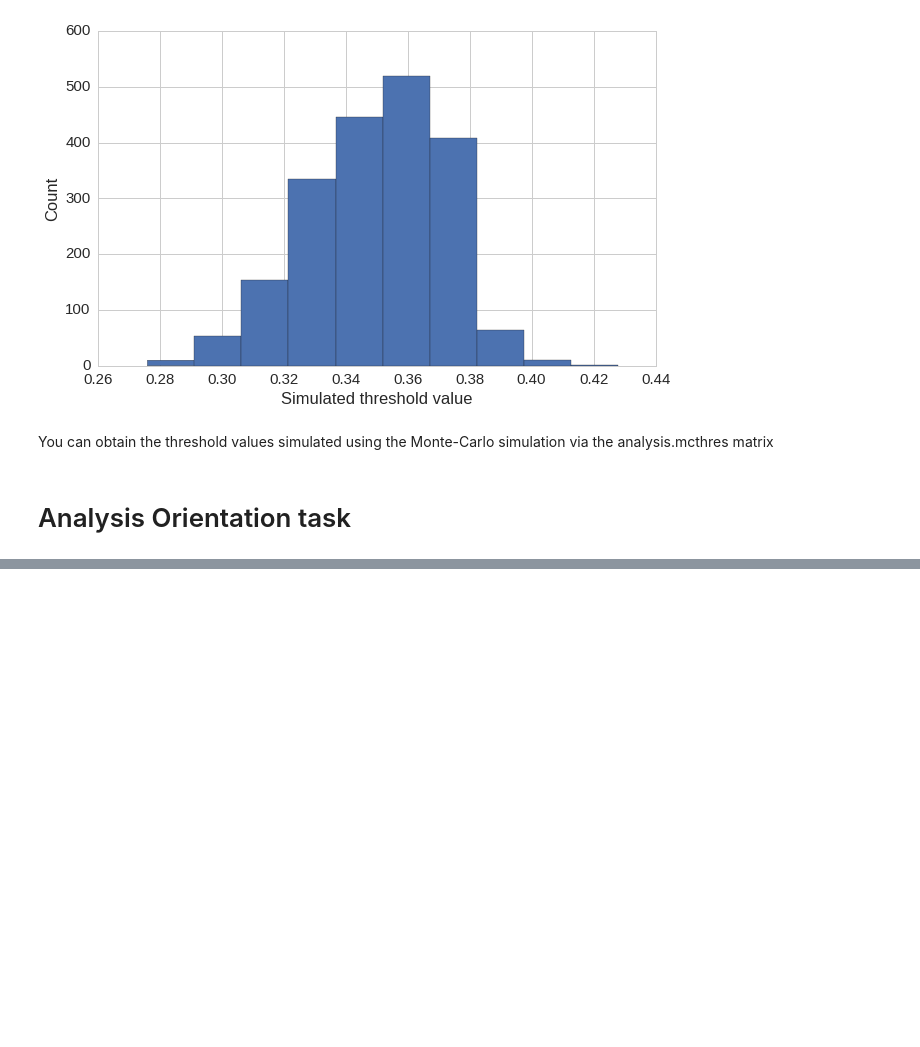
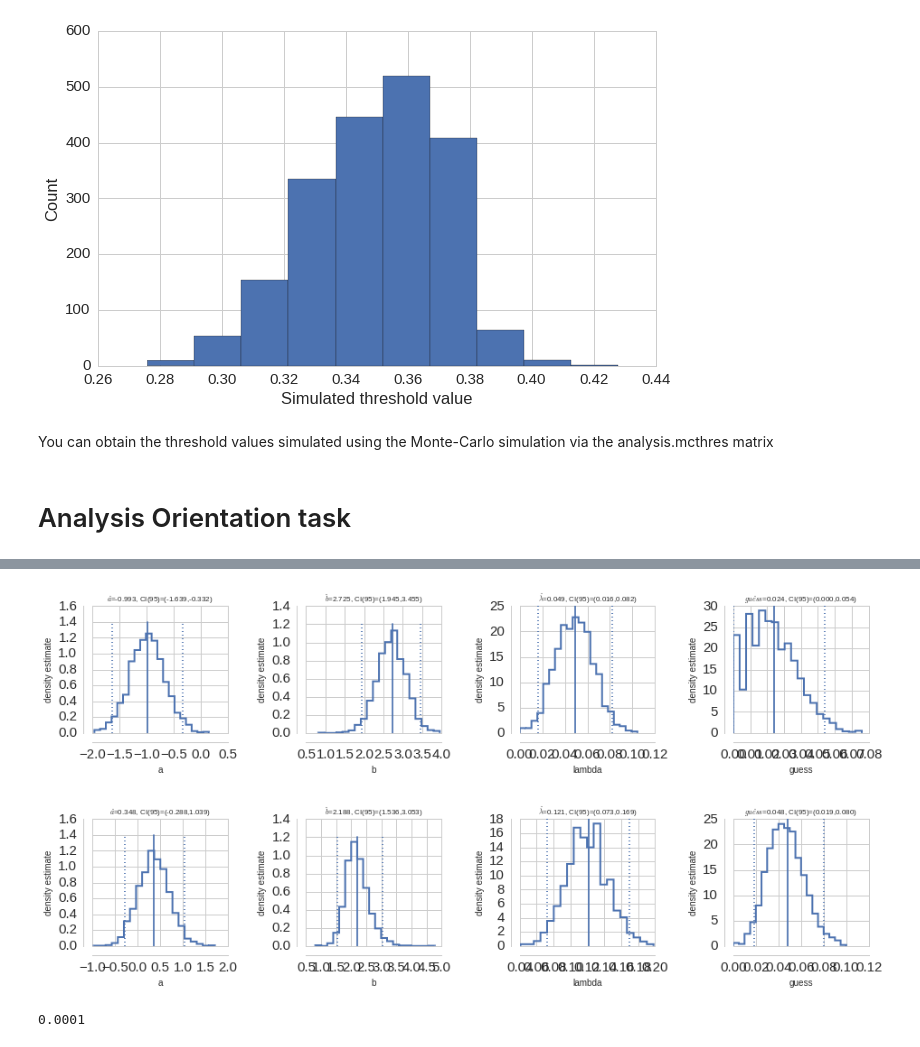
Before and after one commit to hoenir/DiNoASD, a Jupyter notebook: analysis/AnalysisDiNoASD.ipynb, the cells around one changed output, grey strips where cells are left out. Saved outputs shown, nothing was run; the diff lists cells and outputs as text; code cells hidden in the pictures; blank space fills up the shorter version.

```diff
--- a/analysis/AnalysisDiNoASD.ipynb
+++ b/analysis/AnalysisDiNoASD.ipynb
@@ -1162,0 +1149,14 @@ for s in ss:
+# %%
+pypsi.ParameterPlot(pfit_results[0]);
+pypsi.ParameterPlot(pfit_results[1]);
+# %% [output]
+[figure, added]
+[figure, added]
+# %%
+# comparison of conditions (0 and 1):
+#p values based on parametric bootstrap on relevant parameter (alpha)
+
+p_alpha = len(where(sim_alphas[1]-sim_alphas[0] < 0))/nbsamples
+print(p_alpha)
+# %% [output]
+0.0001
```
Also changed, not shown: parts of 6 cells of this notebook, 1 other file.
